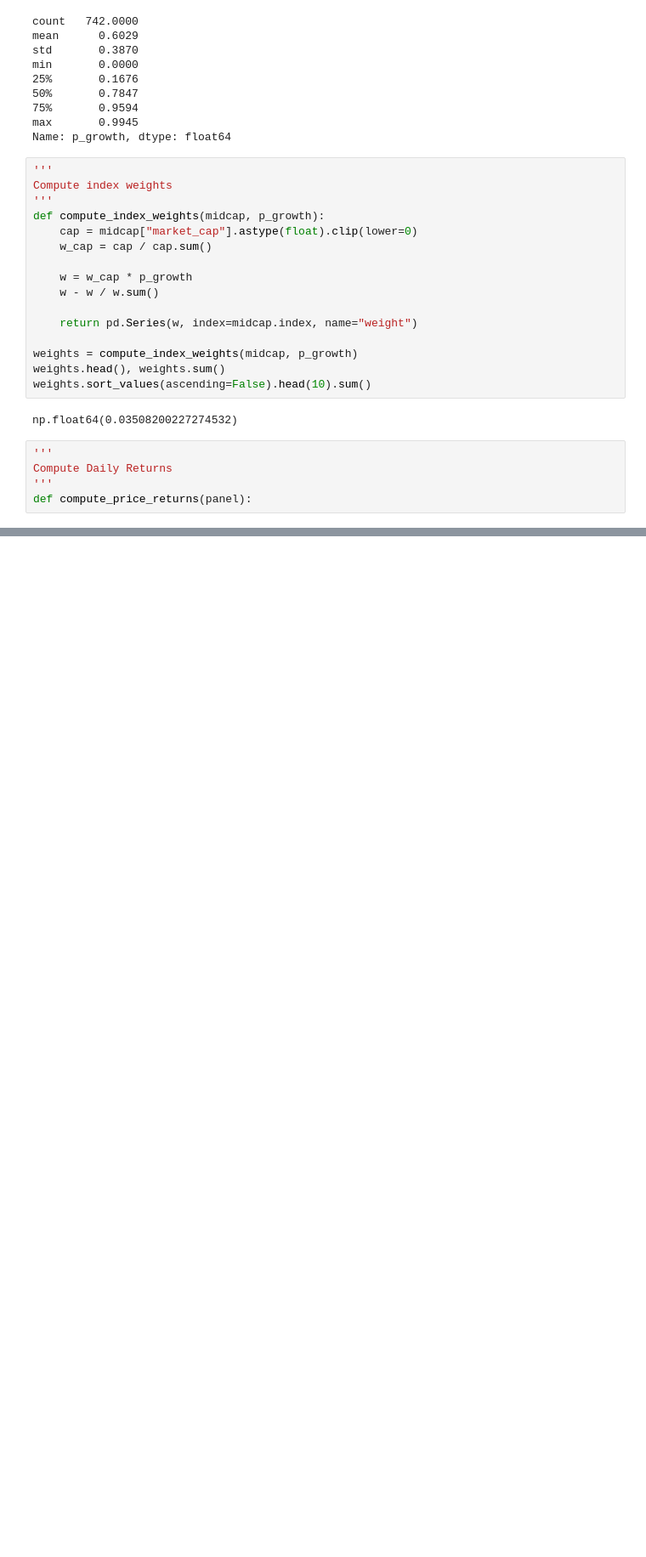
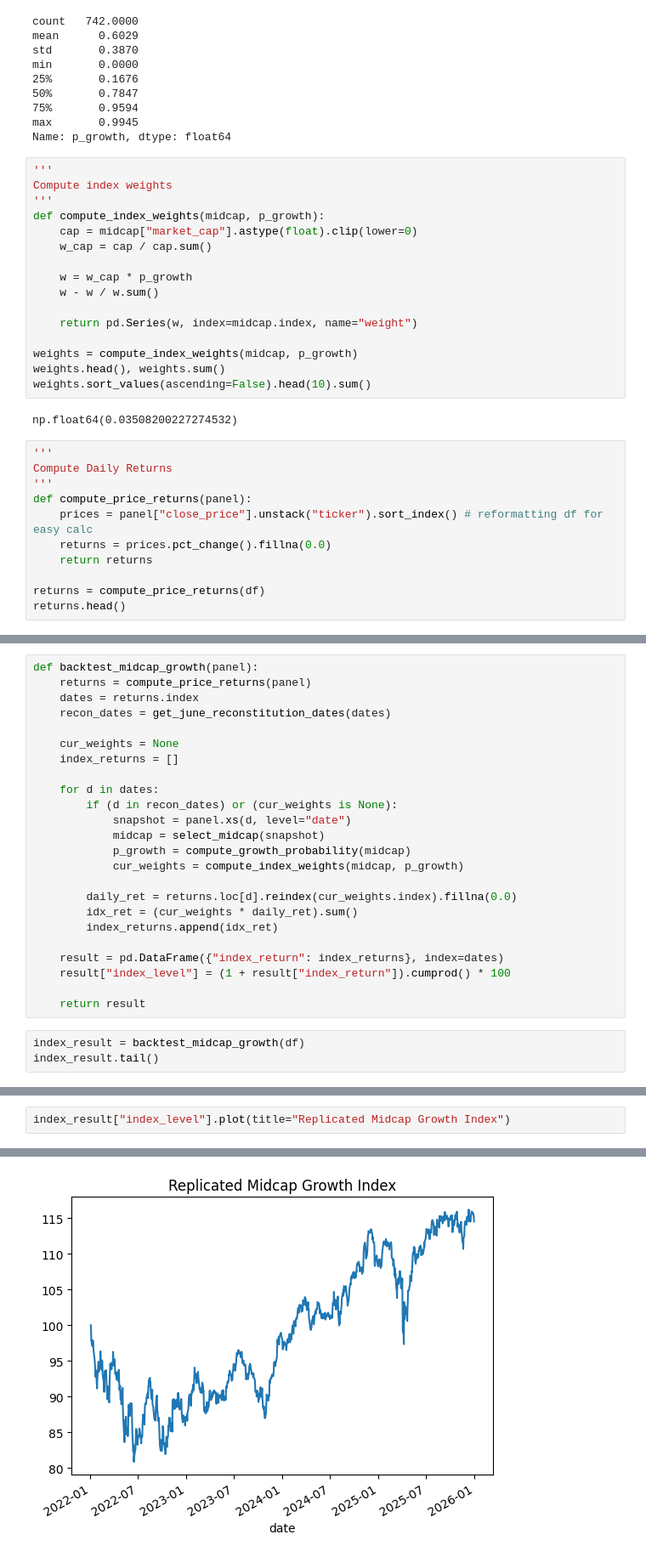
Before and after one commit to karllovaas/Winter-Workshop-Benchmark-Team, a Jupyter notebook: index_constr_dev_maria.ipynb, the cells around one changed output, grey strips where cells are left out. Shown at 85% size. Drawn from its saved outputs; the diff is of its cells as text; blank space fills up the shorter version.

```diff
--- a/index_constr_dev_maria.ipynb
+++ b/index_constr_dev_maria.ipynb
@@ -101,3 +132,9 @@ np.float64(0.03508200227274532)
 Compute Daily Returns
 '''
 def compute_price_returns(panel):
+    prices = panel["close_price"].unstack("ticker").sort_index() # reformatting df for easy calc
+    returns = prices.pct_change().fillna(0.0)
+    return returns
+
+returns = compute_price_returns(df)
+returns.head()
@@ -103,0 +150,27 @@ def compute_price_returns(panel):
+# %%
+def backtest_midcap_growth(panel):
+    returns = compute_price_returns(panel)
+    dates = returns.index
+    recon_dates = get_june_reconstitution_dates(dates)
+
+    cur_weights = None
+    index_returns = []
+
+    for d in dates:
+        if (d in recon_dates) or (cur_weights is None):
+            snapshot = panel.xs(d, level="date")
+            midcap = select_midcap(snapshot)
+            p_growth = compute_growth_probability(midcap)
+            cur_weights = compute_index_weights(midcap, p_growth)
+
+        daily_ret = returns.loc[d].reindex(cur_weights.index).fillna(0.0)
+        idx_ret = (cur_weights * daily_ret).sum()
+        index_returns.append(idx_ret)
+
+    result = pd.DataFrame({"index_return": index_returns}, index=dates)
+    result["index_level"] = (1 + result["index_return"]).cumprod() * 100
+
+    return result
+# %%
+index_result = backtest_midcap_growth(df)
+index_result.tail()
@@ -103,0 +185,3 @@ def compute_price_returns(panel):
+# %%
+index_result["index_level"].plot(title="Replicated Midcap Growth Index")
+# %% [output]
@@ -103,0 +190 @@ def compute_price_returns(panel):
+[figure, added]
```
Also changed, not shown: parts of 5 cells of this notebook.
